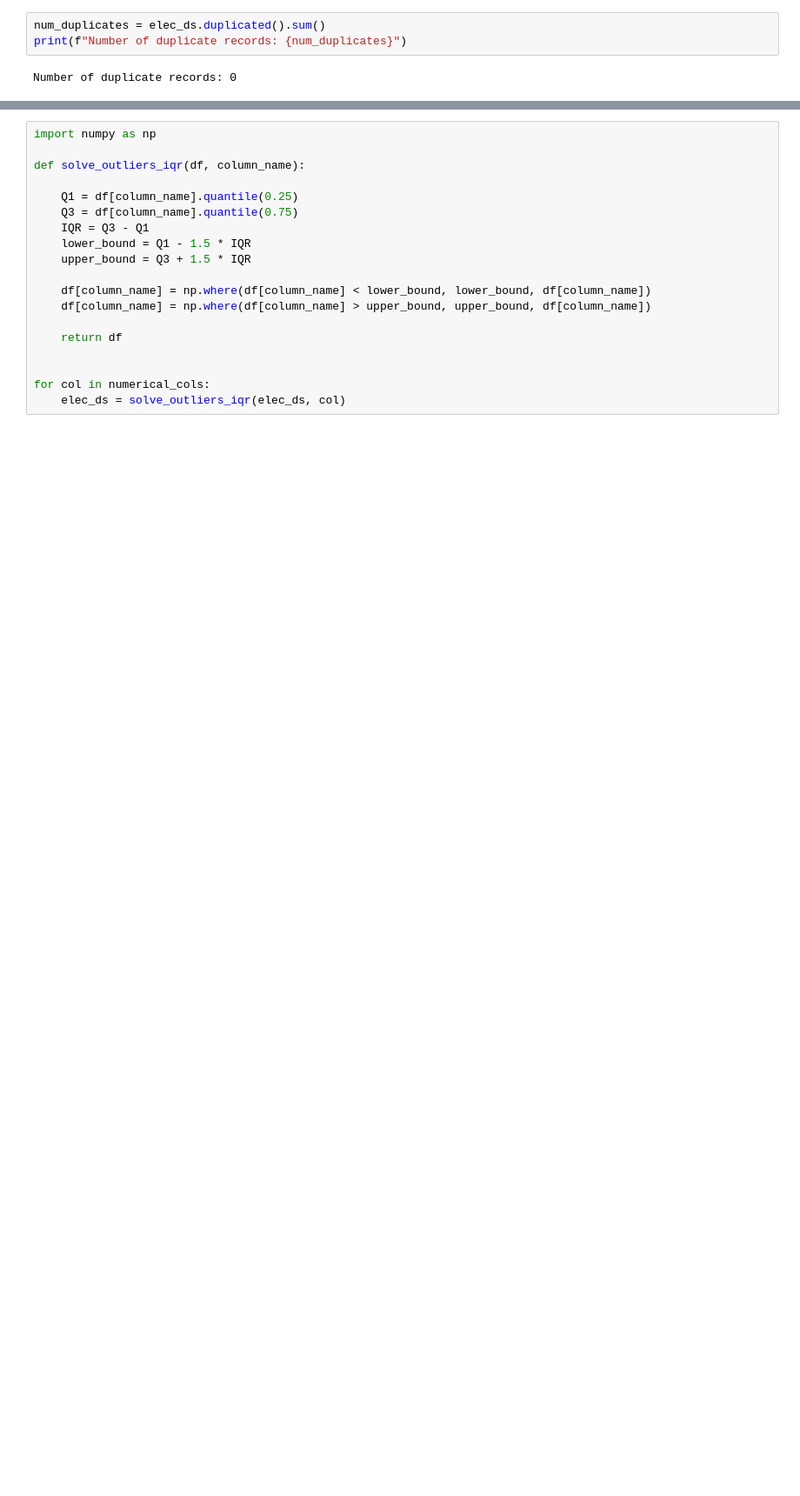
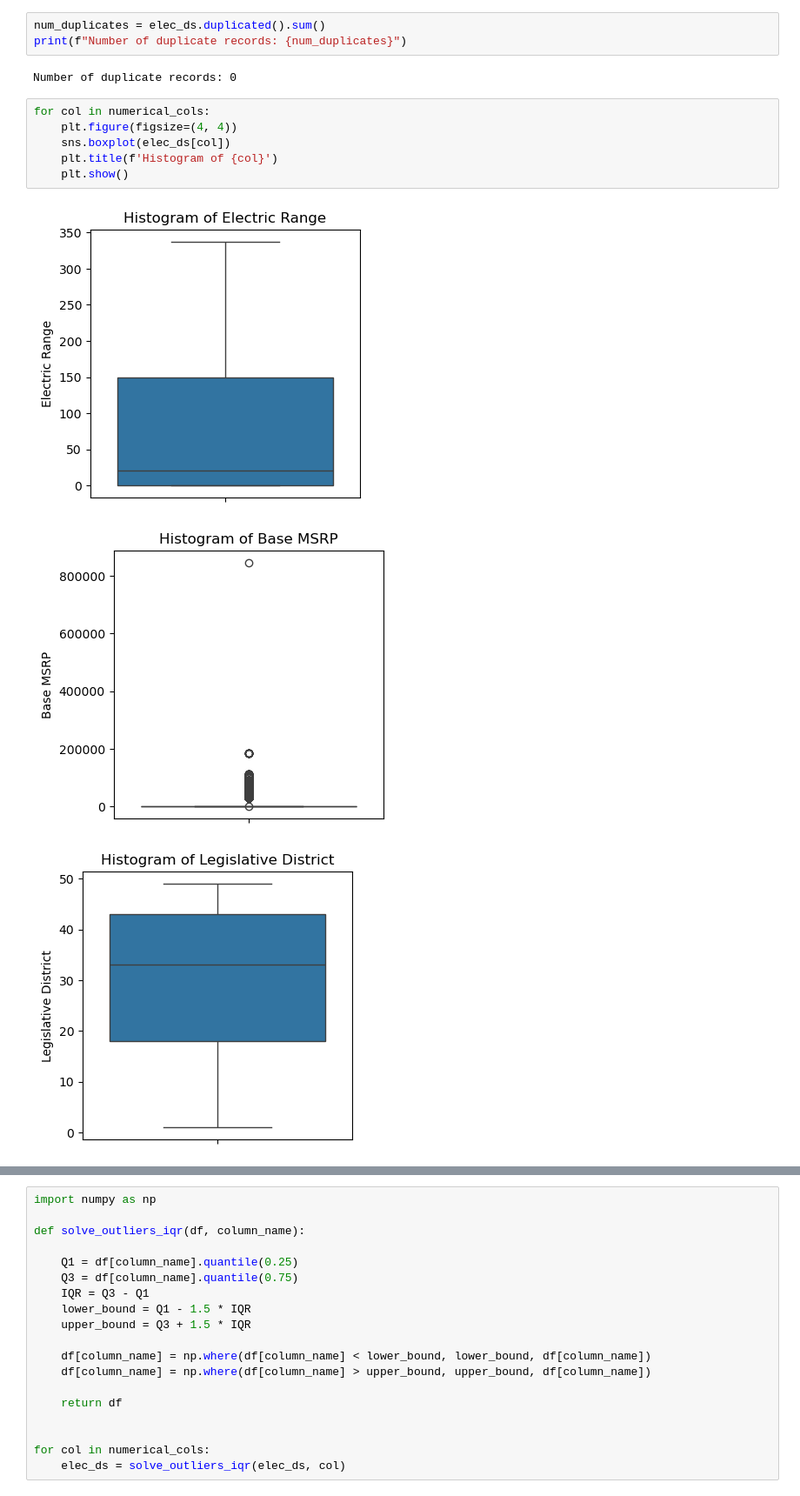
Before and after one commit to zeerau/TDI_Projects, a Jupyter notebook: capstone.ipynb, the cells around one changed output, grey strips where cells are left out. Shown: that part at 87% size. Cells and saved outputs as stored; diff of their text form; blank space fills up the shorter version.

```diff
--- a/capstone.ipynb
+++ b/capstone.ipynb
@@ -231,3 +228,13 @@ num_duplicates = elec_ds.duplicated().sum()
 print(f"Number of duplicate records: {num_duplicates}")
 # %% [output]
 Number of duplicate records: 0
+# %%
+for col in numerical_cols:
+    plt.figure(figsize=(4, 4))
+    sns.boxplot(elec_ds[col])
+    plt.title(f'Histogram of {col}')
+    plt.show()
+# %% [output]
+[figure, added]
+[figure, added]
+[figure, added]
```
Also changed, not shown: parts of 11 cells of this notebook.
